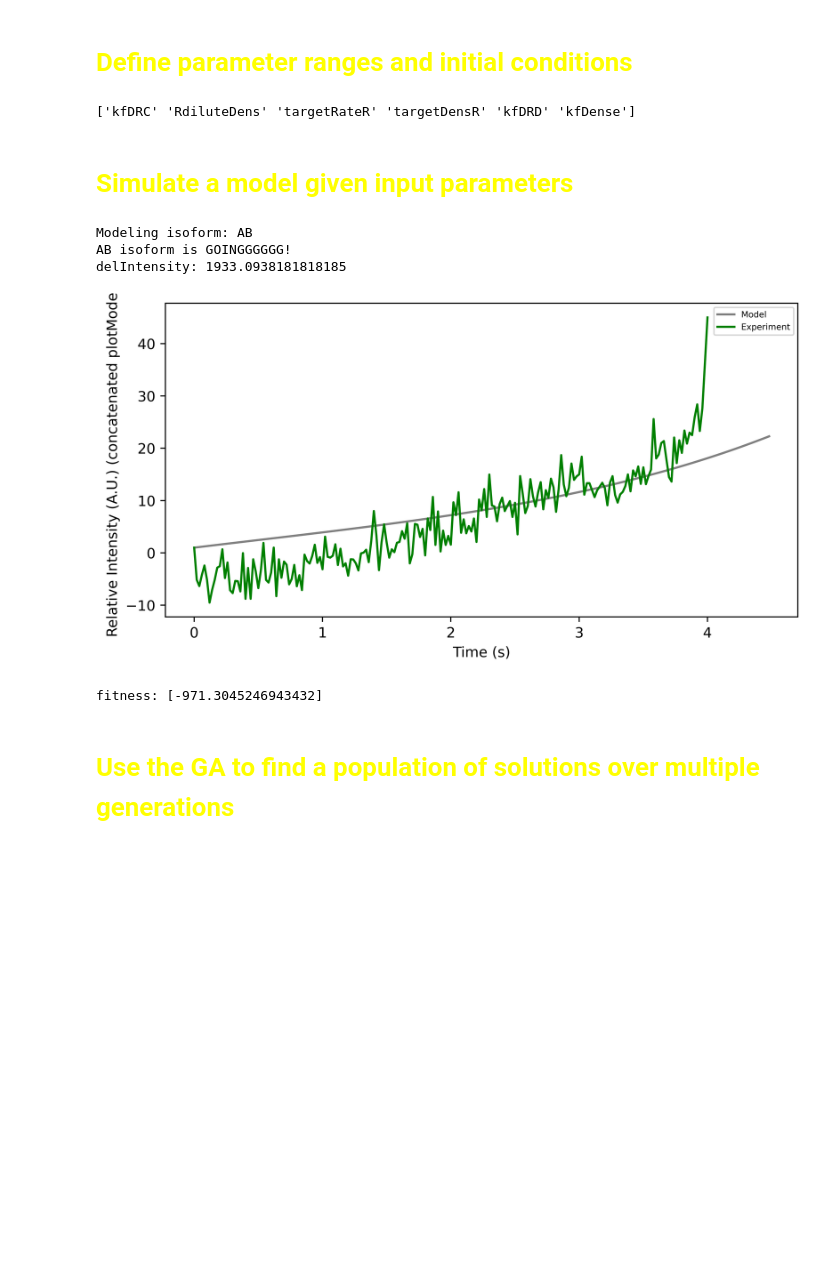
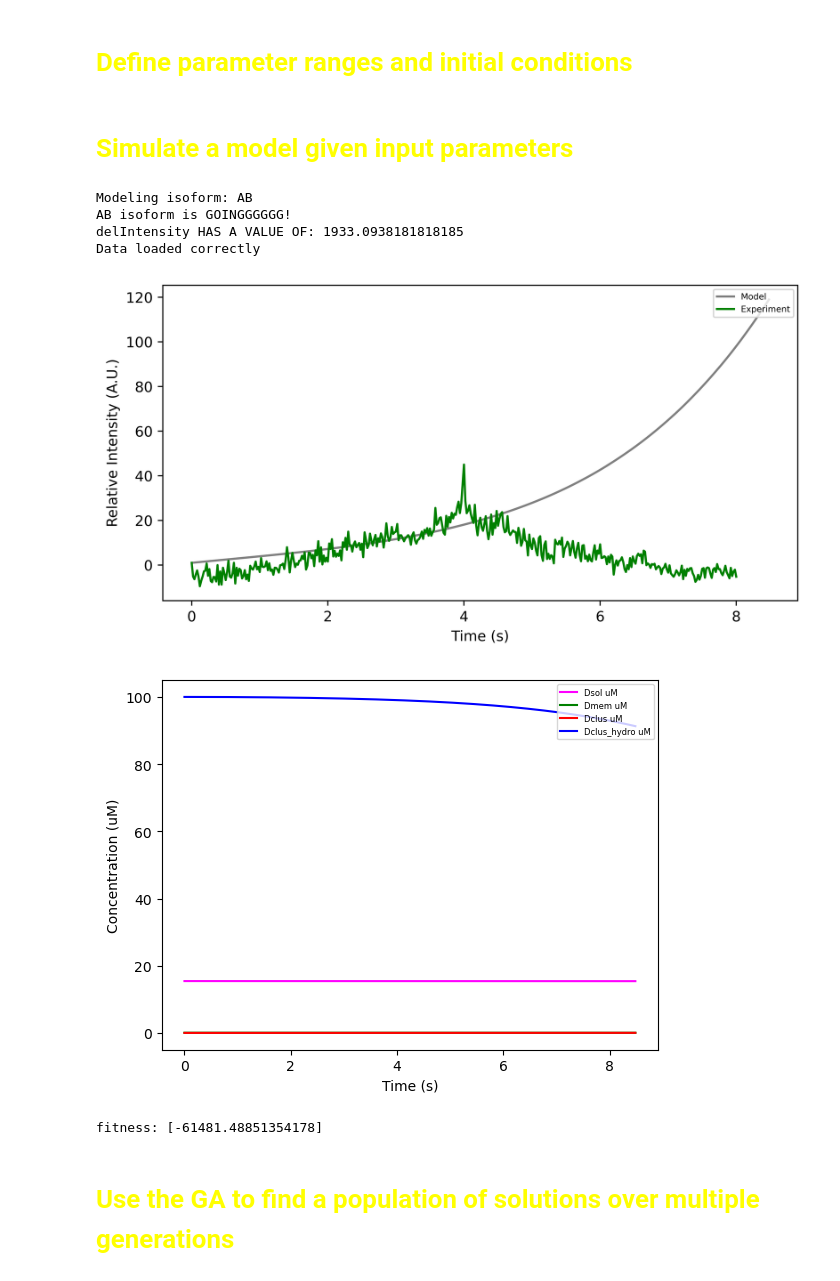
Before and after one commit to lanceman999/dynamin_model, a Jupyter notebook: PythonCode/dynamin1AB_opt_fullKinetics.ipynb, the cells around one changed output. Saved outputs shown, nothing was run; the diff lists cells and outputs as text; code cells hidden in the pictures; blank space fills up the shorter version.

Commit message:
model is working for increase in fluorescence, but not decrease

```diff
--- a/PythonCode/dynamin1AB_opt_fullKinetics.ipynb
+++ b/PythonCode/dynamin1AB_opt_fullKinetics.ipynb
@@ -582,62 +662,64 @@ class Solver:
 ## DEFINE YOUR RANGES FOR THE GA
 
 parameter_ranges = {
-        #sample the rate, dynSol, activator density
-
-        #kbDRD=Dsol0*Rdilute0/Dmem0*kfDRD;#initially, the dynamin is in equilibrium with the membrane
-        #kbDRC=kbDRD; #unbinding from the cluster has the same off rate
-
-    #units of uM-1s-1
-            "kfDRC": {"min": 0.0001, "max": 1}, #[0]
-           #
-            "RdiluteDens": {"min": 1, "max": 500}, #[1]
+            #units of uM-1s-1
+            "kfDRC": {"min": 0.0001, "max": 1},
+            "RdiluteDens": {"min": 1, "max": 500},
            # "kbDRC": {"min": 1, "max": 1},
            # "kbDRD": {"min": 1, "max":1},
-#            "Dsol0": {"min": 10, "max": 10},         #[2]
+#            "Dsol0": {"min": 10, "max": 10},
 #            "Dmem0": {"min": 10, "max": 10},#[3]
-            "targetRateR": {"min": 0.01, "max": 100},#[4]
-            "targetDensR": {"min": 0.01, "max": 100},#[5]
-            "kfDRD": {"min": 0.0001, "max": 1},#[6]
-                #rate to bind activator in the dense phase
-            "kfDense": {"min": 0.0001, "max": 1},#[7]
-
+            "targetRateR": {"min": 0.01, "max": 100},
+            "targetDensR": {"min": 0.01, "max": 100},
+            "kfDRD": {"min": 0.0001, "max": 1},
+            #rate to bind activator in the dense phase
+            "kfDense": {"min": 0.0001, "max": 1},
             #"Rclus0": {"min": 1, "max": 100},
             #"Rdilute0": {"min": 1, "max": 100},
             #"V": {"min": 3.53, "max": 3.53},#um3
             #"Atotal": {"min": 1.85, "max": 1.85}, #um2
             #"Acluster": {"min": 0.022, "max": 0.022}, #um2
+            "kfhyd": {"min": 0.0001, "max": 1},
+            "kfdisMem": {"min": 0.0001, "max": 1},
+            "kfdisSol": {"min": 0.0001, "max": 1}
             }
 
 
 
 ## INPUT THE LABELS OF THOSE PARAMETERS INTO SECOND ARGUMENT BELOW, INITIAL CONDITIONS IN THE THIRD
 #parameter_values, params, initial_conditions,
-paramsToOpt=np.array(["kfDRC","RdiluteDens","targetRateR","targetDensR","kfDRD","kfDense"])
-#initValues=np.array(["Dsol0","Dmem0","Rclus0","Rdilute0",0,0])
-
-print(paramsToOpt)
+paramsToOpt=np.array(["kfDRC","RdiluteDens","targetRateR","targetDensR","kfDRD","kfDense", "kfhyd", "kfdisMem", "kfdisSol"])
-# %% [output]
-['kfDRC' 'RdiluteDens' 'targetRateR' 'targetDensR' 'kfDRD' 'kfDense']
 # %% [markdown]
 # <font color='yellow'>Simulate a model given input parameters</font>
 # %%
 #initialize the model
-model = Oscillator(parameter_ranges, paramsToOpt, 15.43, 74,'AB', mode=0)
+model = Oscillator(parameter_ranges, paramsToOpt, 15.43, 74, 100, 'AB', mode=0)
 #define a candidate set of rates
-candidate=np.array([ 2.06515731e-02, 6.55374065e+00, 0.78592423, 0.19185001,7.01618503e-02,1.37400729e-03 ])
-#0.8873150757061603, 8.834014135172831, 1.2726364887967274, 3.8456064678128525])
-[solutionPre]=model.simulate(candidate) # [solutionPre, solutionPost]=model.simulate(candidate)
+candidate=np.array([2.06515731e-02, 6.55374065e+00, 0.78592423, 0.19185001, 7.01618503e-02, 1, 1, 1])
+# removed candidate[5] as it wasn't called anywhere in the script......
+
+# kfDRC=candidate[0]
+# RdiluteDens = candidate[1]
+# kfDydy=kfDRC*candidate[2]
+# RclusDens=DmemDens/candidate[3]
+# kfDRD=candidate[4]
+# kfhyd=candidate[5]
+# kfdisMem=candidate[6]
+# kfdisSol=candidate[7]
+# rateParams=np.array([kfDRC, kfDRD, kbDRD, self.gamma, kfDydy, kfhyd, kfdisMem, kfdisSol])
+
+[solutionPre]=model.simulate(candidate)
 Y = np.array(solutionPre)
 model.plotModel(solutionPre)
-#print(len(solutionPre)) #6
 timePts=model.timePoints
-[fitness, twoPre] = model.eval_both(candidate) # [fitness, twoPre, twoPost] = model.eval_both(candidate)
+[fitness, twoPre] = model.evaluate_parms(candidate)
 print("fitness: "+ str(fitness))
-#print("twoD enhance pre "+str(twoPre)) #print("twoD enhance pre "+str(twoPre)+ " and post: "+str(twoPost))
 # %% [output]
 Modeling isoform: AB
 AB isoform is GOINGGGGGG!
-delIntensity: 1933.0938181818185
+delIntensity HAS A VALUE OF: 1933.0938181818185
+Data loaded correctly
-[figure, old version]
+[figure, new version]
+[figure, added]
-fitness: [-971.3045246943432]
+fitness: [-61481.48851354178]
 # %%
```
Also changed, not shown: parts of 7 cells of this notebook.
